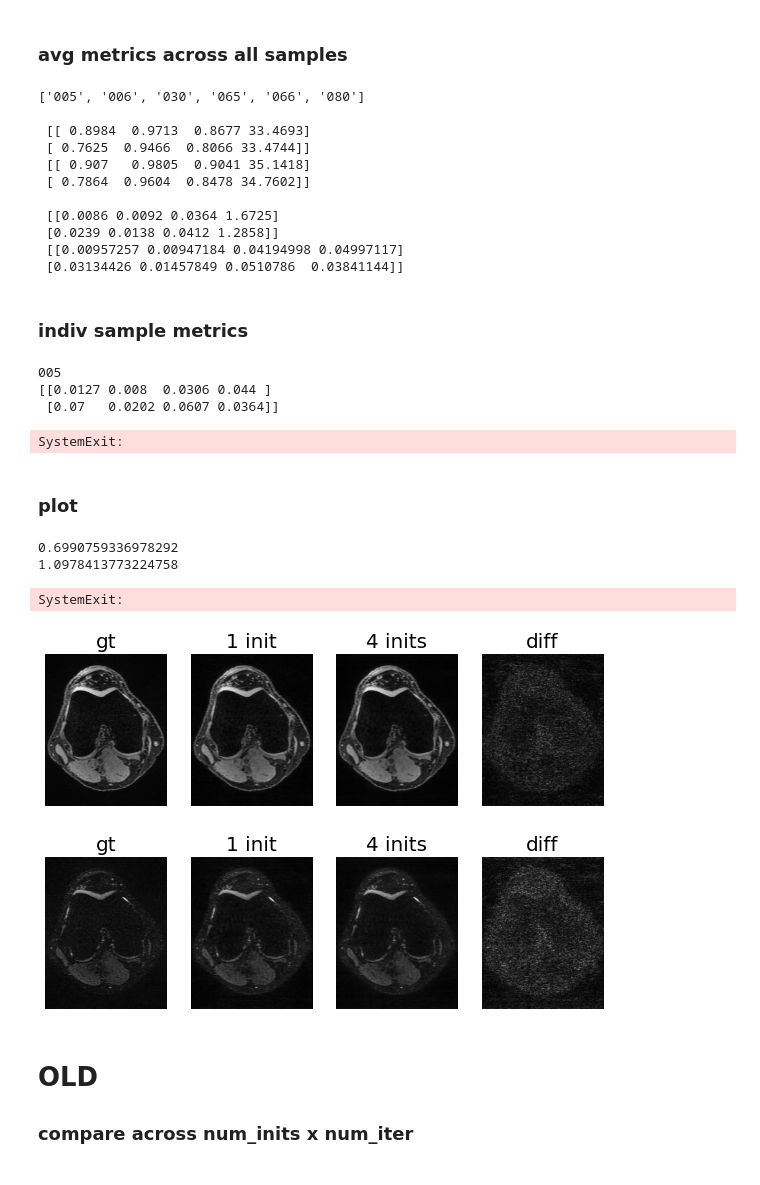
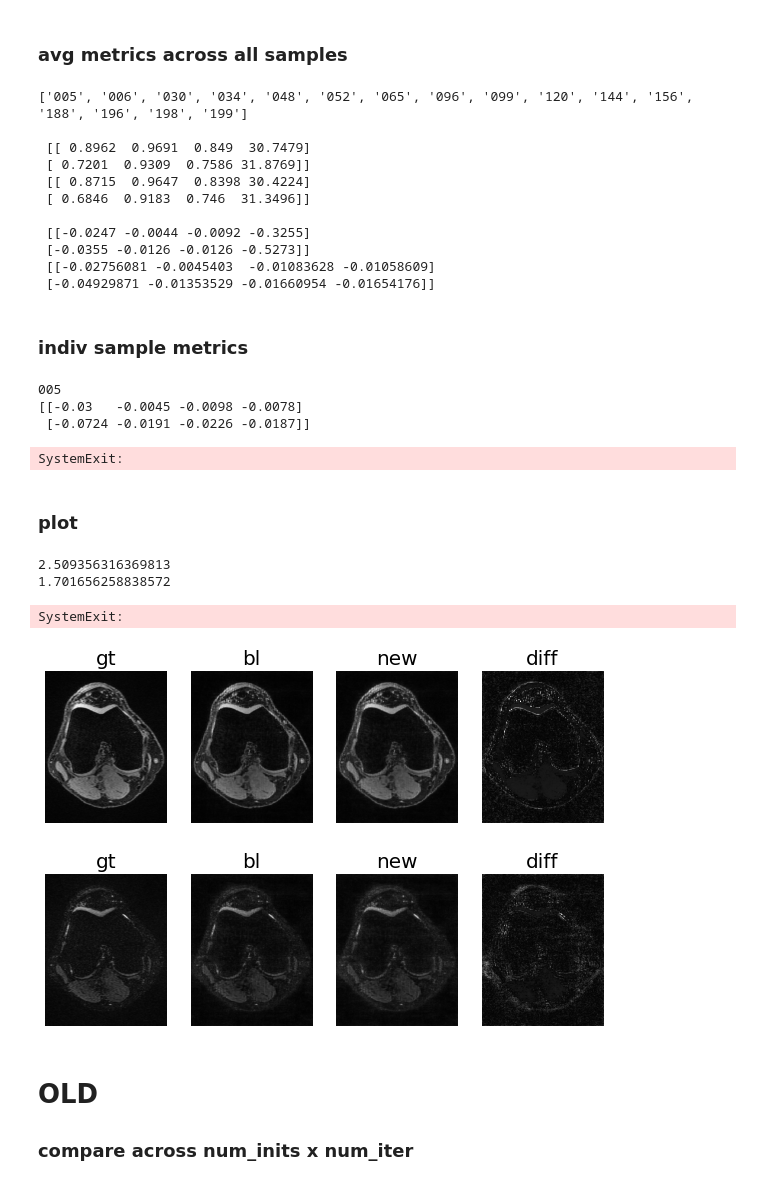
Before and after one commit to davevanveen/unsup_mri, a Jupyter notebook: ipynb/20210402_eval_many_inits.ipynb, the cells around one changed output. Cells and saved outputs as stored; diff of their text form; code cells hidden in the pictures.

```diff
--- a/ipynb/20210402_eval_many_inits.ipynb
+++ b/ipynb/20210402_eval_many_inits.ipynb
@@ -80,8 +80,8 @@ accel = 4
 path_base = '/bmrNAS/people/dvv/out_qdess/accel_{}x/'.format(accel)
 
 path_gt = path_base + 'gt/'
-path_bl = path_base + 'many_inits/iter_10k/'
-path_new = path_base + 'many_inits/iter_10k/'
+path_bl = path_base + 'many_heads/'
+path_new = path_base + 'many_heads/'
 
 inits_bl = 1
 inits_new = 4
@@ -91,10 +91,12 @@ inits_new = 4
 mtr_id_list = get_mtr_ids_and(path_bl, path_new)
 
 imgs_gt = load_imgs(mtr_id_list, path=path_gt)
-imgs_bl = load_imgs_many_inits(mtr_id_list, path=path_bl,
-                               num_inits=inits_bl, avg_inits=True)
-imgs_new = load_imgs_many_inits(mtr_id_list, path=path_new,
-                                num_inits=inits_new, avg_inits=True)
+# imgs_bl = load_imgs_many_inits(mtr_id_list, path=path_bl,
+#                                num_inits=inits_bl, avg_inits=True)
+# imgs_new = load_imgs_many_inits(mtr_id_list, path=path_new,
+#                                 num_inits=inits_new, avg_inits=True)
+imgs_bl = load_imgs(mtr_id_list, path=path_bl, flag=False)
+imgs_new = load_imgs(mtr_id_list, path=path_new, flag=True)
 
 metrics_bl = calc_metrics_imgs(imgs_gt, imgs_bl)
 metrics_new = calc_metrics_imgs(imgs_gt, imgs_new)
@@ -108,17 +110,17 @@ mu_new = np.around(np.mean(metrics_new, 0), 4)
 mu_diff = mu_new - mu_bl
 print('\n', mu_bl, '\n', mu_new, '\n\n', mu_diff, '\n', mu_new/mu_bl-1)
 # %% [output]
-['005', '006', '030', '065', '066', '080']
+['005', '006', '030', '034', '048', '052', '065', '096', '099', '120', '144', '156', '188', '196', '198', '199']
 
- [[ 0.8984  0.9713  0.8677 33.4693]
- [ 0.7625  0.9466  0.8066 33.4744]]
- [[ 0.907   0.9805  0.9041 35.1418]
- [ 0.7864  0.9604  0.8478 34.7602]]
+ [[ 0.8962  0.9691  0.849  30.7479]
+ [ 0.7201  0.9309  0.7586 31.8769]]
+ [[ 0.8715  0.9647  0.8398 30.4224]
+ [ 0.6846  0.9183  0.746  31.3496]]
 
- [[0.0086 0.0092 0.0364 1.6725]
- [0.0239 0.0138 0.0412 1.2858]]
- [[0.00957257 0.00947184 0.04194998 0.04997117]
- [0.03134426 0.01457849 0.0510786  0.03841144]]
+ [[-0.0247 -0.0044 -0.0092 -0.3255]
+ [-0.0355 -0.0126 -0.0126 -0.5273]]
+ [[-0.02756081 -0.0045403  -0.01083628 -0.01058609]
+ [-0.04929871 -0.01353529 -0.01660954 -0.01654176]]
 # %% [markdown]
 ### indiv sample metrics
 # %%
@@ -134,42 +136,43 @@ for idx_s, mtr_id in enumerate(mtr_id_list):
     sys.exit()
 # %% [output]
 005
-[[0.0127 0.008  0.0306 0.044 ]
- [0.07   0.0202 0.0607 0.0364]]
+[[-0.03   -0.0045 -0.0098 -0.0078]
+ [-0.0724 -0.0191 -0.0226 -0.0187]]
 SystemExit:
 # %% [markdown]
 ### plot
 # %%
-title_list = ['gt', '1 init', '4 inits']
+# title_list = ['gt', '1 init', '4 inits']
+title_list = ['gt', 'bl', 'new']
 clim_list = [None] * len(title_list)
 DIFF_MAP = True
 
 for idx_s in np.arange(imgs_gt.shape[0]):
     for idx_e in np.arange(imgs_gt.shape[1]):
 
         im_gt, im1, im2 = imgs_gt[idx_s, idx_e], \
                           imgs_bl[idx_s, idx_e], \
                           imgs_new[idx_s, idx_e]
 #         im_gt, im1, im2 = scale_0_1(im_gt), scale_0_1(im1), scale_0_1(im2)
         arr_list = [im_gt, im1, im2]
 
         if DIFF_MAP:
             C = 10 # constant for plotting on clim=(0,1)
             im_diff = C * np.abs(scale_0_1(im1) - scale_0_1(im2))
             print(im_diff.max())
             arr_list.append(im_diff)
             title_list.append('diff')
             clim_list.append((0,1))
 
         plot_row_qdess(arr_list, title_list, clim_list)
 
     sys.exit()
 # %% [output]
-0.6990759336978292
-1.0978413773224758
+2.509356316369813
+1.701656258838572
 SystemExit:
-[figure, old version]
+[figure, new version]
-[figure, old version]
+[figure, new version]
 # %% [markdown]
 # OLD
 
```
Also changed, not shown: 4 other files.
